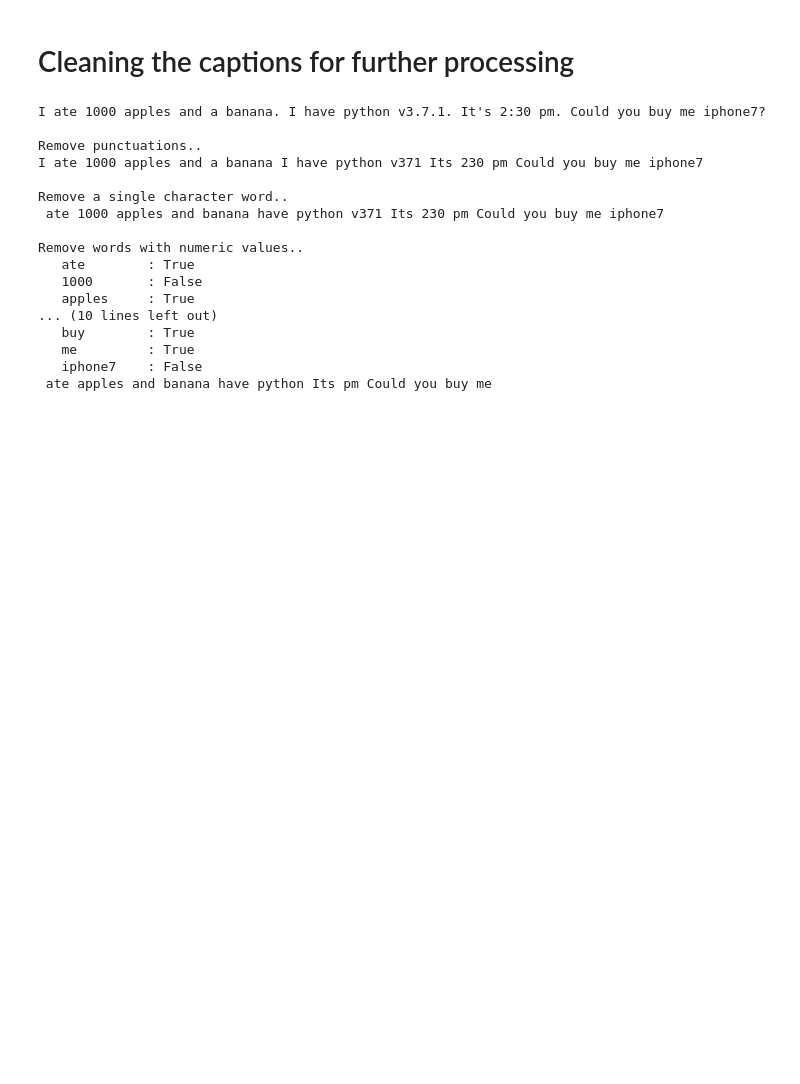
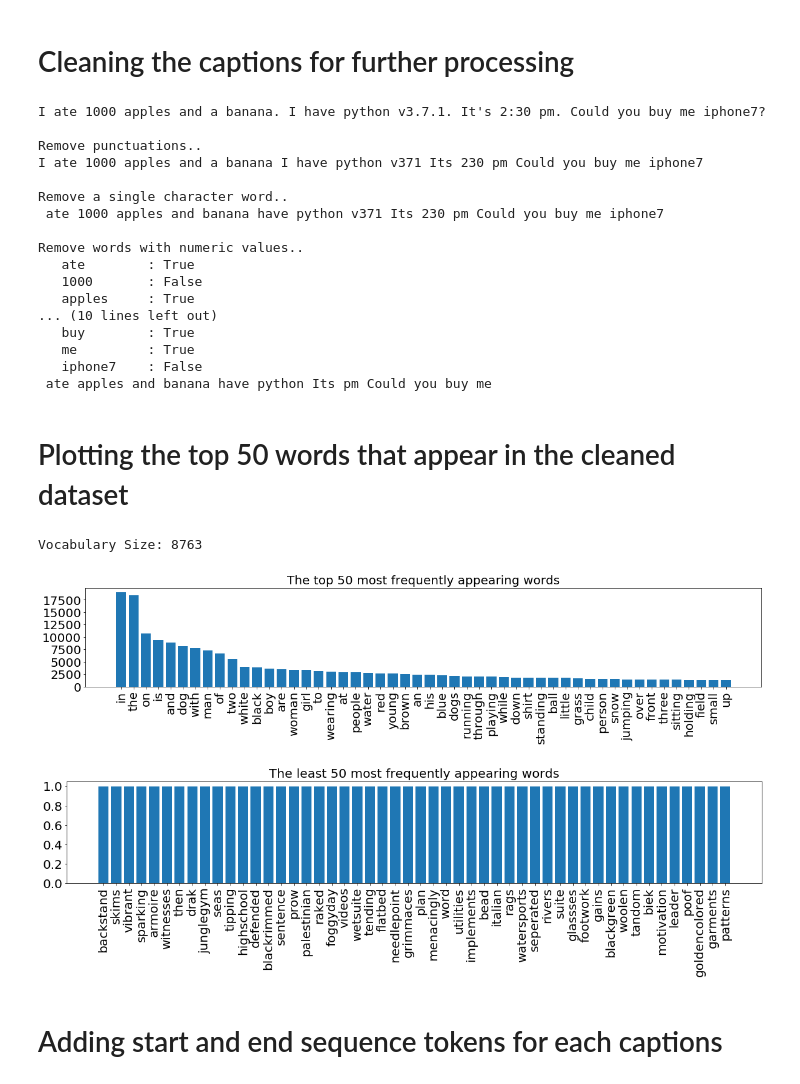
Before and after one commit to vijaykumarrpai/Caption-Generator, a Jupyter notebook: Caption Generating 8k.ipynb, the cells around one changed output. Saved outputs shown, nothing was run; the diff lists cells and outputs as text; code cells hidden in the pictures; blank space fills up the shorter version.

```diff
--- a/Caption Generating 8k.ipynb
+++ b/Caption Generating 8k.ipynb
@@ -201,3 +201,26 @@ def text_clean(text_original):
 for i, caption in enumerate(df_txt.caption.values):
     newcaption = text_clean(caption)
     df_txt["caption"].iloc[i] = newcaption
+# %% [markdown]
+# Plotting the top 50 words that appear in the cleaned dataset
+# %%
+topn = 50
+
+def plthist(dfsub, title = "The top 50 most frequently appearing words"):
+    plt.figure(figsize = (20, 3))
+    plt.bar(dfsub.index, dfsub["count"])
+    plt.yticks(fontsize = 20)
+    plt.xticks(dfsub.index, dfsub["word"], rotation = 90, fontsize = 20)
+    plt.title(title, fontsize = 20)
+    plt.show()
+dfword = df_word(df_txt)
+plthist(dfword.iloc[:topn, :],
+       title = "The top 50 most frequently appearing words")
+plthist(dfword.iloc[-topn:, :],
+       title = "The least 50 most frequently appearing words")
+# %% [output]
+Vocabulary Size: 8763
+[figure, added]
+[figure, added]
+# %% [markdown]
+# Adding start and end sequence tokens for each captions
```
Also changed, not shown: parts of 4 cells of this notebook.
